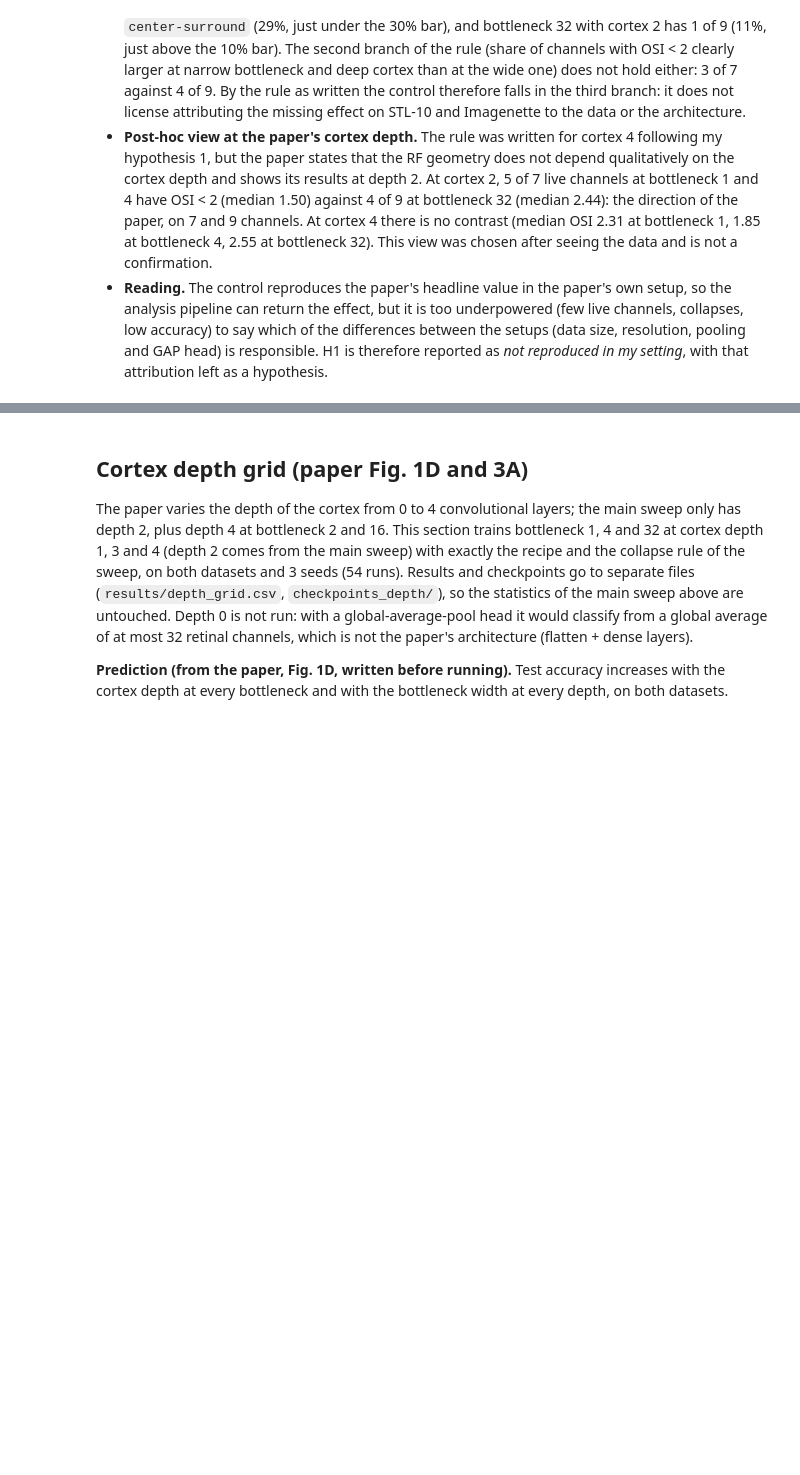
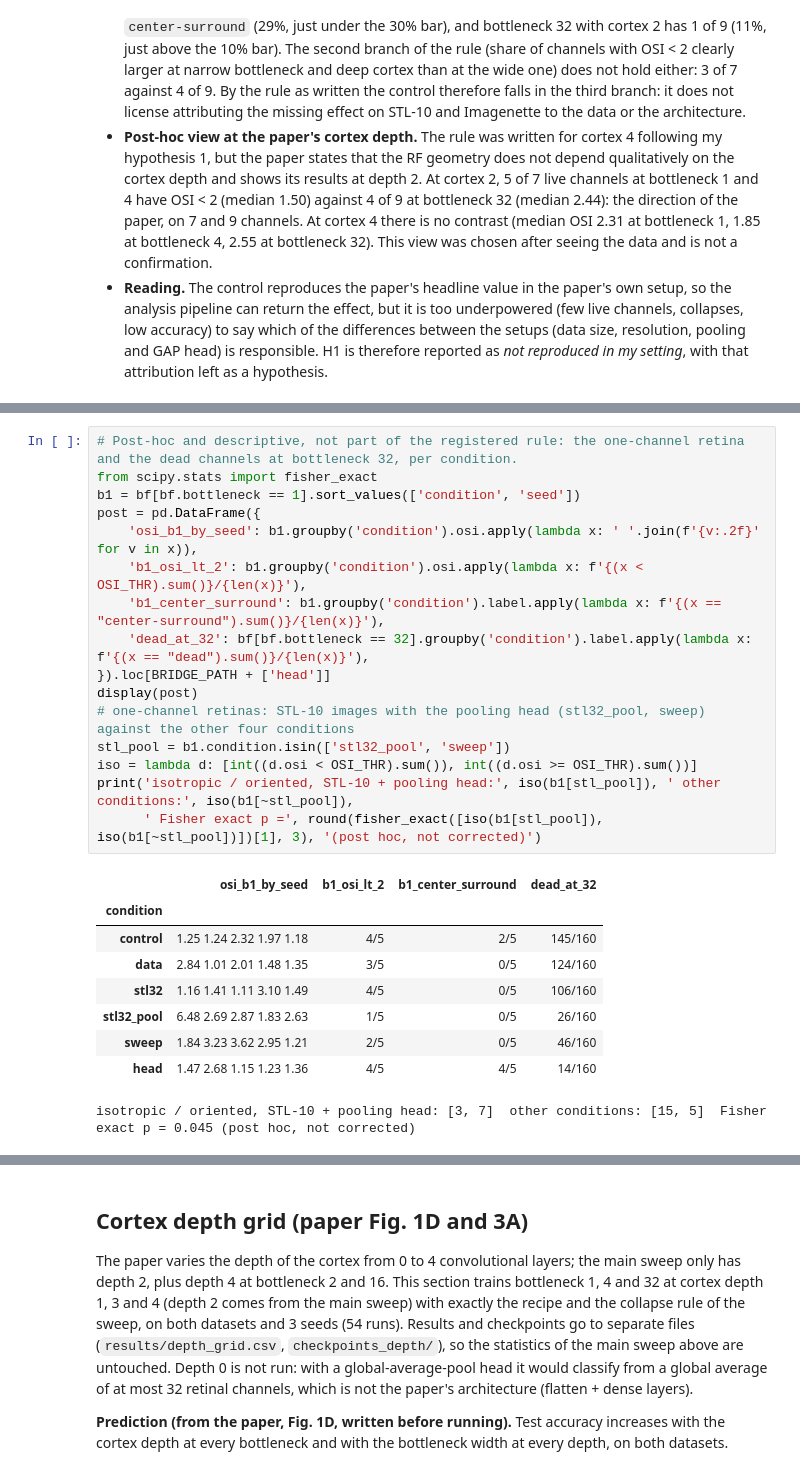
Before and after one commit to capialbino/dl-retina-bottleneck, a Jupyter notebook: retina_bottleneck.ipynb, the cells around one changed output, grey strips where cells are left out. Drawn from its saved outputs; the diff is of its cells as text; blank space fills up the shorter version.

```diff
--- a/retina_bottleneck.ipynb
+++ b/retina_bottleneck.ipynb
@@ -799,0 +961,26 @@ Grayscale CIFAR-10 at 32x32, architecture of Lindsey et al. (no pooling, FC 1024
+# %%
+# Post-hoc and descriptive, not part of the registered rule: the one-channel retina and the dead channels at bottleneck 32, per condition.
+from scipy.stats import fisher_exact
+b1 = bf[bf.bottleneck == 1].sort_values(['condition', 'seed'])
+post = pd.DataFrame({
+    'osi_b1_by_seed': b1.groupby('condition').osi.apply(lambda x: ' '.join(f'{v:.2f}' for v in x)),
+    'b1_osi_lt_2': b1.groupby('condition').osi.apply(lambda x: f'{(x < OSI_THR).sum()}/{len(x)}'),
+    'b1_center_surround': b1.groupby('condition').label.apply(lambda x: f'{(x == "center-surround").sum()}/{len(x)}'),
+    'dead_at_32': bf[bf.bottleneck == 32].groupby('condition').label.apply(lambda x: f'{(x == "dead").sum()}/{len(x)}'),
+}).loc[BRIDGE_PATH + ['head']]
+display(post)
+# one-channel retinas: STL-10 images with the pooling head (stl32_pool, sweep) against the other four conditions
+stl_pool = b1.condition.isin(['stl32_pool', 'sweep'])
+iso = lambda d: [int((d.osi < OSI_THR).sum()), int((d.osi >= OSI_THR).sum())]
+print('isotropic / oriented, STL-10 + pooling head:', iso(b1[stl_pool]), ' other conditions:', iso(b1[~stl_pool]),
+      ' Fisher exact p =', round(fisher_exact([iso(b1[stl_pool]), iso(b1[~stl_pool])])[1], 3), '(post hoc, not corrected)')
+# %% [output]
+|  | osi_b1_by_seed | b1_osi_lt_2 | b1_center_surround | dead_at_32 |
+| condition |  |  |  |  |
+| control | 1.25 1.24 2.32 1.97 1.18 | 4/5 | 2/5 | 145/160 |
+| data | 2.84 1.01 2.01 1.48 1.35 | 3/5 | 0/5 | 124/160 |
+| stl32 | 1.16 1.41 1.11 3.10 1.49 | 4/5 | 0/5 | 106/160 |
+| stl32_pool | 6.48 2.69 2.87 1.83 2.63 | 1/5 | 0/5 | 26/160 |
+| sweep | 1.84 3.23 3.62 2.95 1.21 | 2/5 | 0/5 | 46/160 |
+| head | 1.47 2.68 1.15 1.23 1.36 | 4/5 | 4/5 | 14/160 |
+isotropic / oriented, STL-10 + pooling head: [3, 7]  other conditions: [15, 5]  Fisher exact p = 0.045 (post hoc, not corrected)
```
Also changed, not shown: parts of 6 cells of this notebook, 12 other files.
